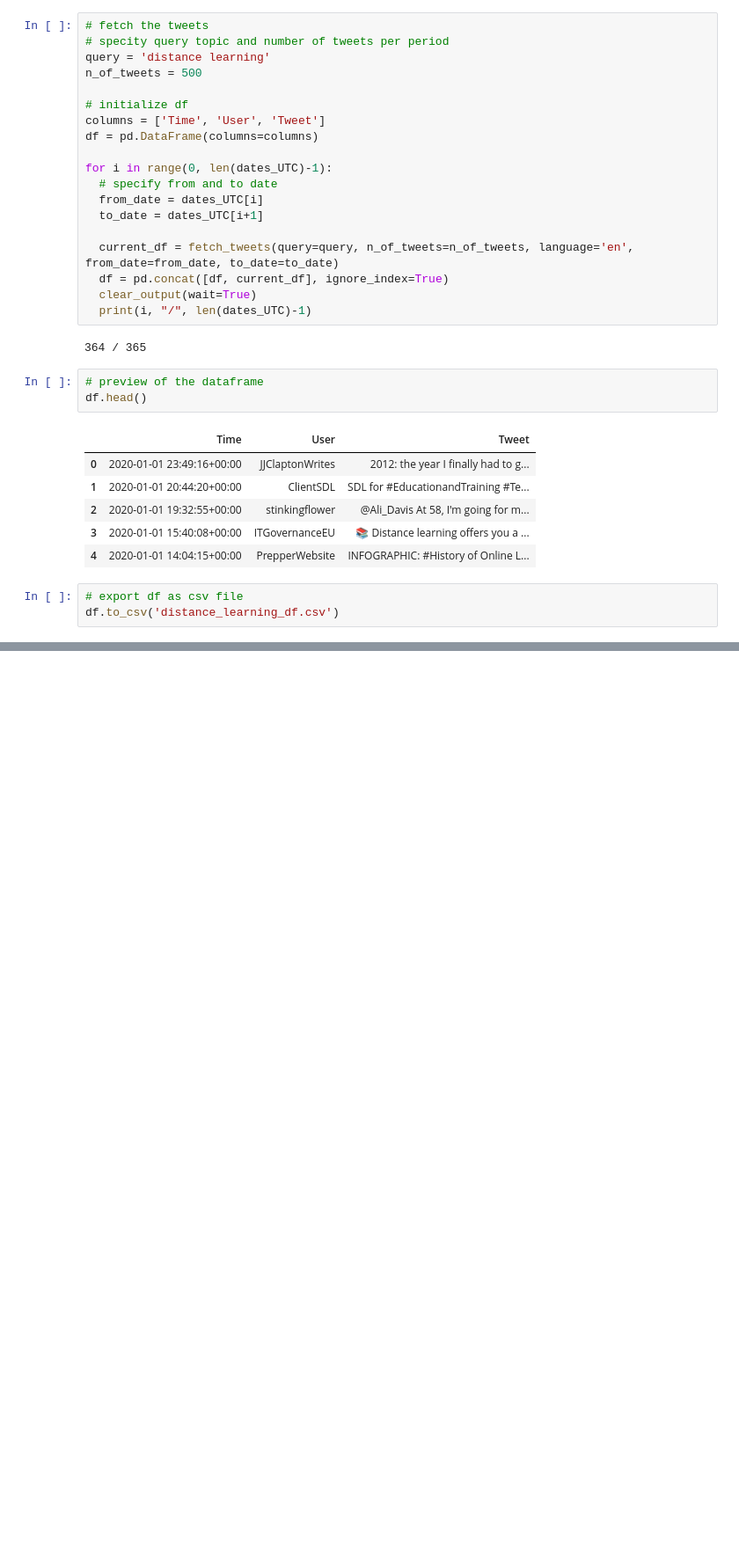
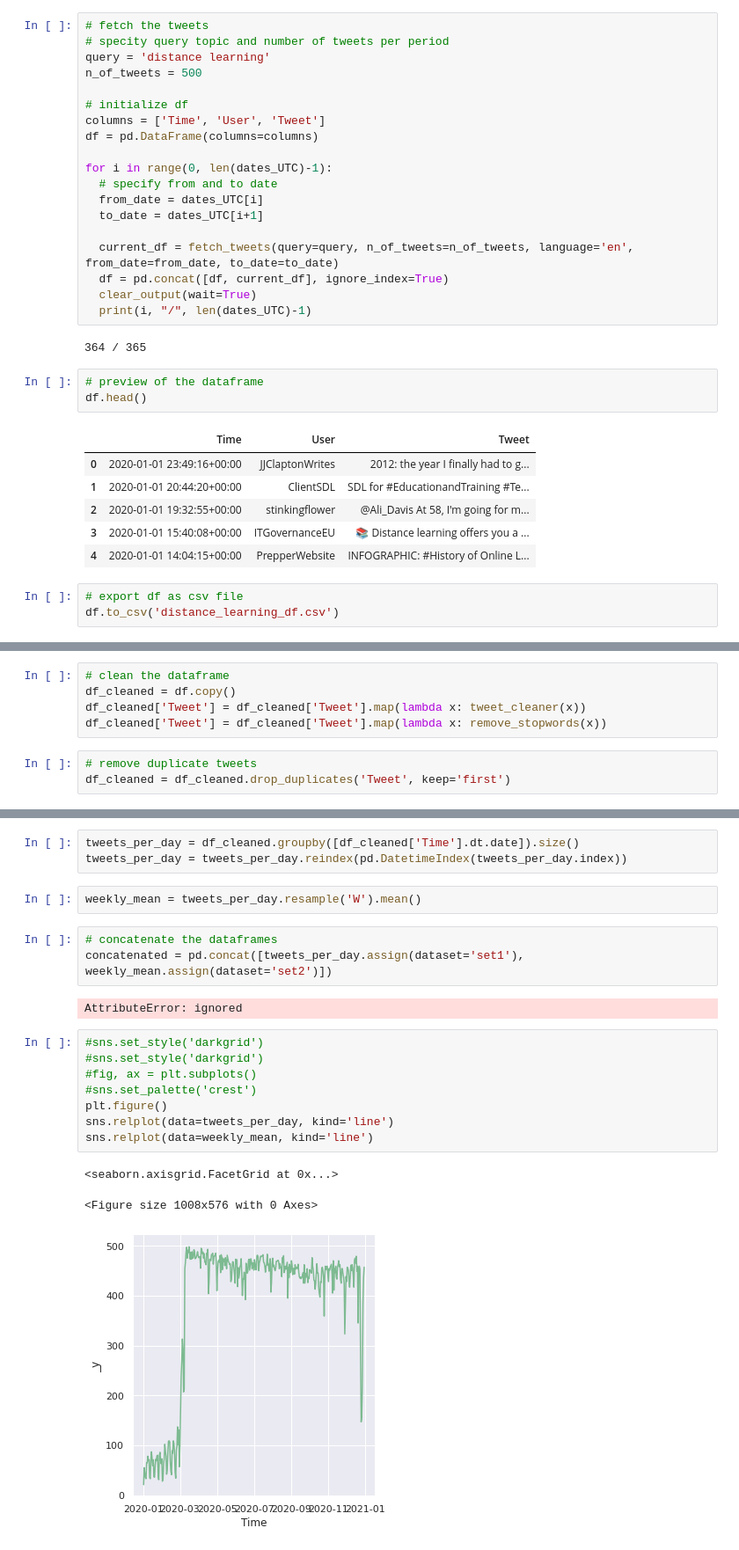
Before and after one commit to andreoniriccardo/twitter-sentiment-analysis, a Jupyter notebook: Distance Learning Twitter Sentiment Analysis w snscrape.ipynb, the cells around one changed output, grey strips where cells are left out. Shown: that part at 88% size. Drawn from its saved outputs; the diff is of its cells as text; blank space fills up the shorter version.

```diff
--- a/Distance Learning Twitter Sentiment Analysis w snscrape.ipynb
+++ b/Distance Learning Twitter Sentiment Analysis w snscrape.ipynb
@@ -92,0 +164,8 @@ df = pd.read_csv("500_per_day.csv")
+# %%
+# clean the dataframe
+df_cleaned = df.copy()
+df_cleaned['Tweet'] = df_cleaned['Tweet'].map(lambda x: tweet_cleaner(x))
+df_cleaned['Tweet'] = df_cleaned['Tweet'].map(lambda x: remove_stopwords(x))
+# %%
+# remove duplicate tweets
+df_cleaned = df_cleaned.drop_duplicates('Tweet', keep='first')
@@ -92,0 +194,22 @@ df = pd.read_csv("500_per_day.csv")
+# %%
+tweets_per_day = df_cleaned.groupby([df_cleaned['Time'].dt.date]).size()
+tweets_per_day = tweets_per_day.reindex(pd.DatetimeIndex(tweets_per_day.index))
+# %%
+weekly_mean = tweets_per_day.resample('W').mean()
+# %%
+# concatenate the dataframes
+concatenated = pd.concat([tweets_per_day.assign(dataset='set1'), weekly_mean.assign(dataset='set2')])
+# %% [output]
+AttributeError: ignored
+# %%
+#sns.set_style('darkgrid')
+#sns.set_style('darkgrid')
+#fig, ax = plt.subplots()
+#sns.set_palette('crest')
+plt.figure()
+sns.relplot(data=tweets_per_day, kind='line')
+sns.relplot(data=weekly_mean, kind='line')
+# %% [output]
+<seaborn.axisgrid.FacetGrid at 0x...>
+<Figure size 1008x576 with 0 Axes>
+[figure, added]
```
Also changed, not shown: parts of 12 cells of this notebook.
